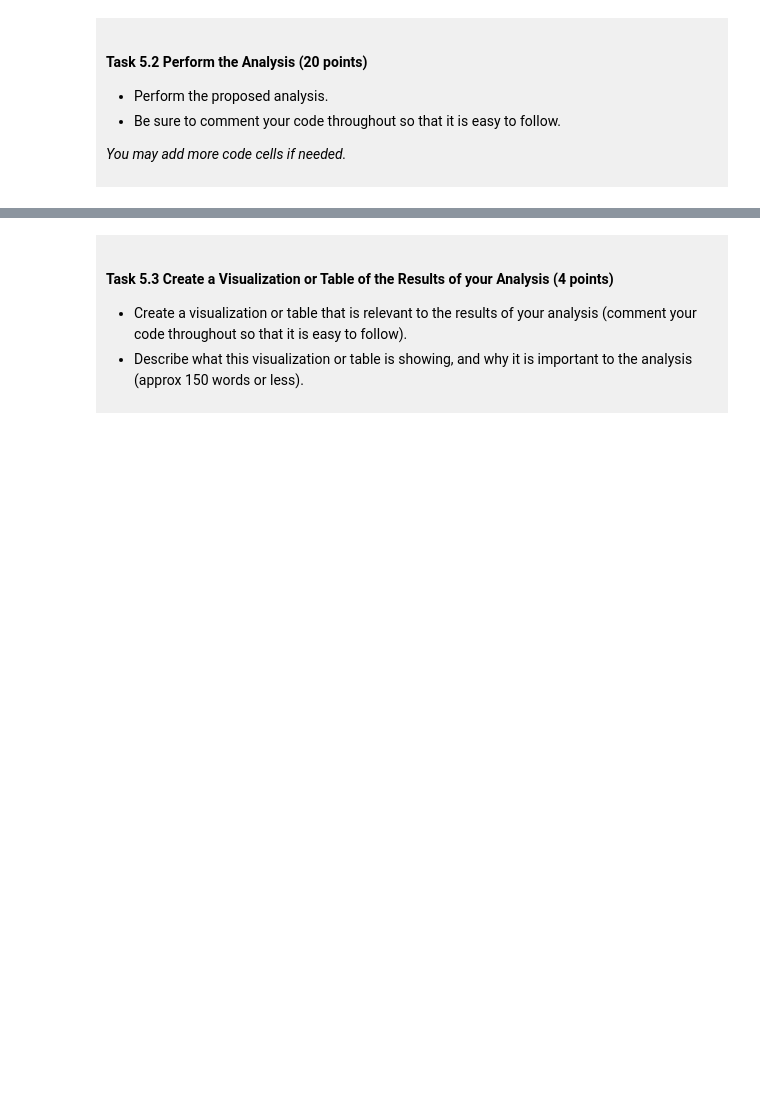
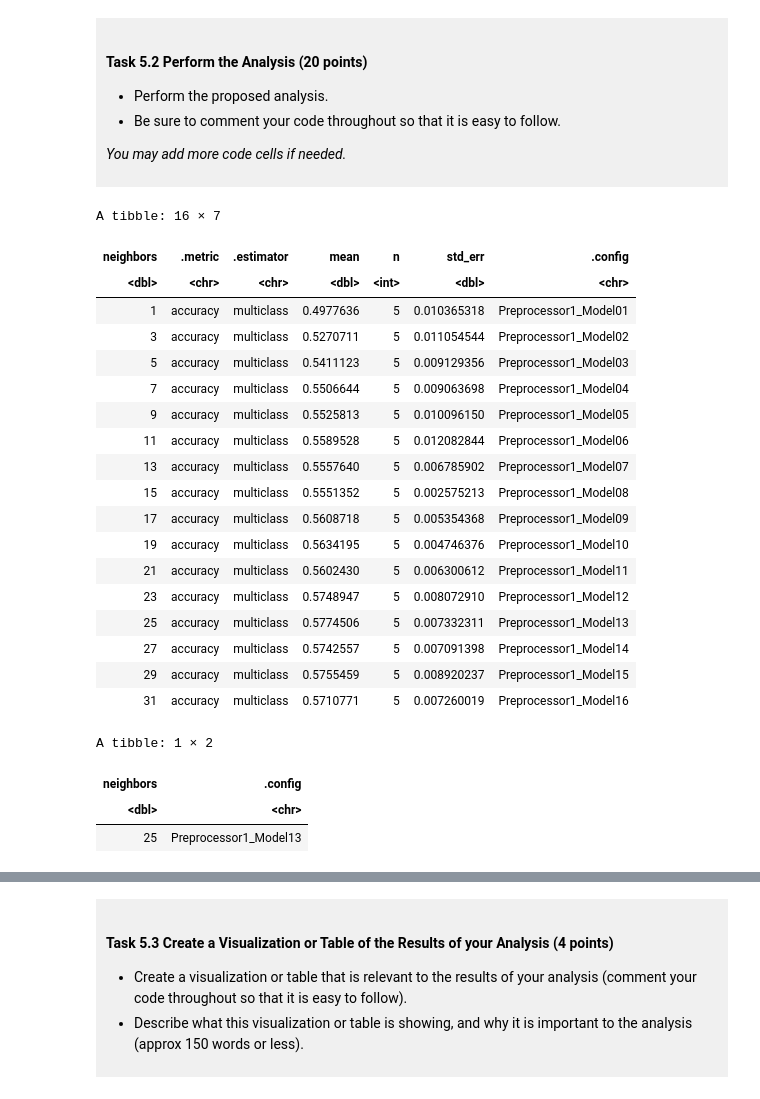
Before and after one commit to bettyzou/dsci-100-project-zihui-zou, a Jupyter notebook: dsci-100-project-notebook.ipynb, the cells around one changed output, grey strips where cells are left out. Drawn from its saved outputs; the diff is of its cells as text; code cells hidden in the pictures; blank space fills up the shorter version.

```diff
--- a/dsci-100-project-notebook.ipynb
+++ b/dsci-100-project-notebook.ipynb
@@ -472,0 +475,67 @@ This is a *draft*, we require a commit at this stage but it does not need to be
+# %%
+# Replace missing predictor values with training means,
+# then center and scale both numeric predictors.
+basketball_recipe <- recipe(
+    tourney_finish ~ seed + conf_wins_pct,
+    data = basketball_train
+) |>
+    step_impute_mean(all_numeric_predictors()) |>
+    step_center(all_numeric_predictors()) |>
+    step_scale(all_numeric_predictors())
+
+# Tune the number of neighbor using cross-validation.
+knn_spec <- nearest_neighbor(
+    weight_func = "rectangular",
+    neighbors = tune()
+) |>
+    set_engine("kknn") |>
+    set_mode("classification")
+
+# Combine preprocessing and the model.
+basketball_workflow <- workflow() |>
+    add_recipe(basketball_recipe) |>
+    add_model(knn_spec)
+# %%
+# Compare odd K values from 1 to 31.
+k_grid <- tibble(neighbors = seq(1, 31, by = 2))
+set.seed(123)
+
+# Evaluate each K using mean validation accuracy.
+basketball_tuning <- basketball_workflow |>
+    tune_grid(
+        resamples = basketball_folds,
+        grid = k_grid,
+        metrics = metric_set(accuracy)
+    )
+
+# Display cross-validation results.
+basketball_cv_results <- collect_metrics(basketball_tuning)
+basketball_cv_results
+
+# Select K with the highest mean validation accuracy.
+best_k <- select_best(basketball_tuning, metric = "accuracy")
+best_k
+# %% [output]
+A tibble: 16 × 7
+| neighbors | .metric | .estimator | mean | n | std_err | .config |
+| <dbl> | <chr> | <chr> | <dbl> | <int> | <dbl> | <chr> |
+| 1 | accuracy | multiclass | 0.4977636 | 5 | 0.010365318 | Preprocessor1_Model01 |
+| 3 | accuracy | multiclass | 0.5270711 | 5 | 0.011054544 | Preprocessor1_Model02 |
+| 5 | accuracy | multiclass | 0.5411123 | 5 | 0.009129356 | Preprocessor1_Model03 |
+| 7 | accuracy | multiclass | 0.5506644 | 5 | 0.009063698 | Preprocessor1_Model04 |
+| 9 | accuracy | multiclass | 0.5525813 | 5 | 0.010096150 | Preprocessor1_Model05 |
+| 11 | accuracy | multiclass | 0.5589528 | 5 | 0.012082844 | Preprocessor1_Model06 |
+| 13 | accuracy | multiclass | 0.5557640 | 5 | 0.006785902 | Preprocessor1_Model07 |
+| 15 | accuracy | multiclass | 0.5551352 | 5 | 0.002575213 | Preprocessor1_Model08 |
+| 17 | accuracy | multiclass | 0.5608718 | 5 | 0.005354368 | Preprocessor1_Model09 |
+| 19 | accuracy | multiclass | 0.5634195 | 5 | 0.004746376 | Preprocessor1_Model10 |
+| 21 | accuracy | multiclass | 0.5602430 | 5 | 0.006300612 | Preprocessor1_Model11 |
+| 23 | accuracy | multiclass | 0.5748947 | 5 | 0.008072910 | Preprocessor1_Model12 |
+| 25 | accuracy | multiclass | 0.5774506 | 5 | 0.007332311 | Preprocessor1_Model13 |
+| 27 | accuracy | multiclass | 0.5742557 | 5 | 0.007091398 | Preprocessor1_Model14 |
+| 29 | accuracy | multiclass | 0.5755459 | 5 | 0.008920237 | Preprocessor1_Model15 |
+| 31 | accuracy | multiclass | 0.5710771 | 5 | 0.007260019 | Preprocessor1_Model16 |
+A tibble: 1 × 2
+| neighbors | .config |
+| <dbl> | <chr> |
+| 25 | Preprocessor1_Model13 |
```
Also changed, not shown: parts of 9 cells of this notebook.
